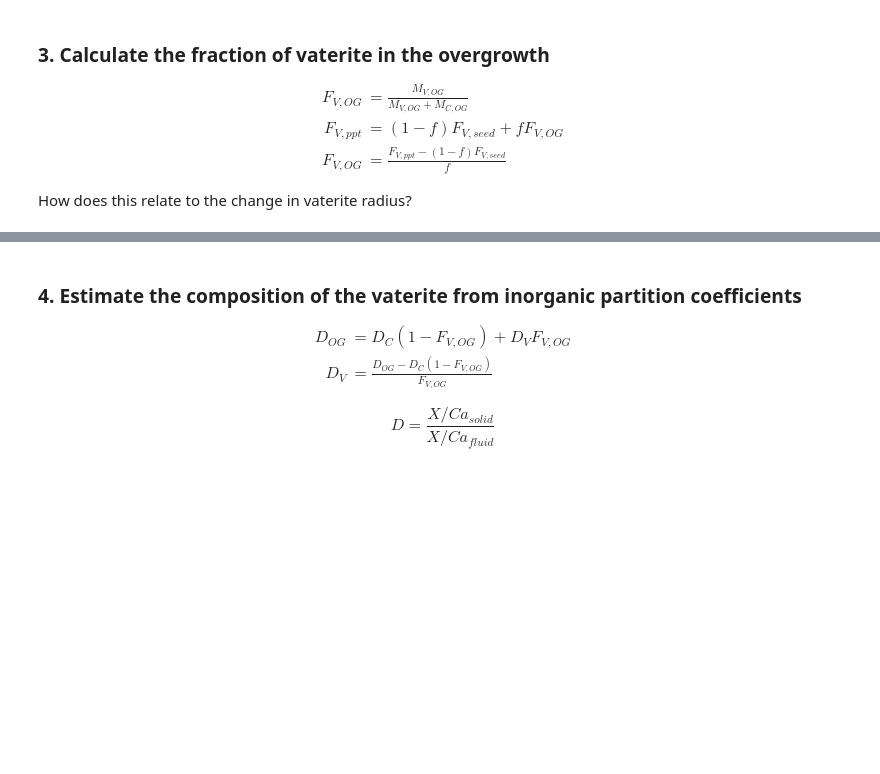
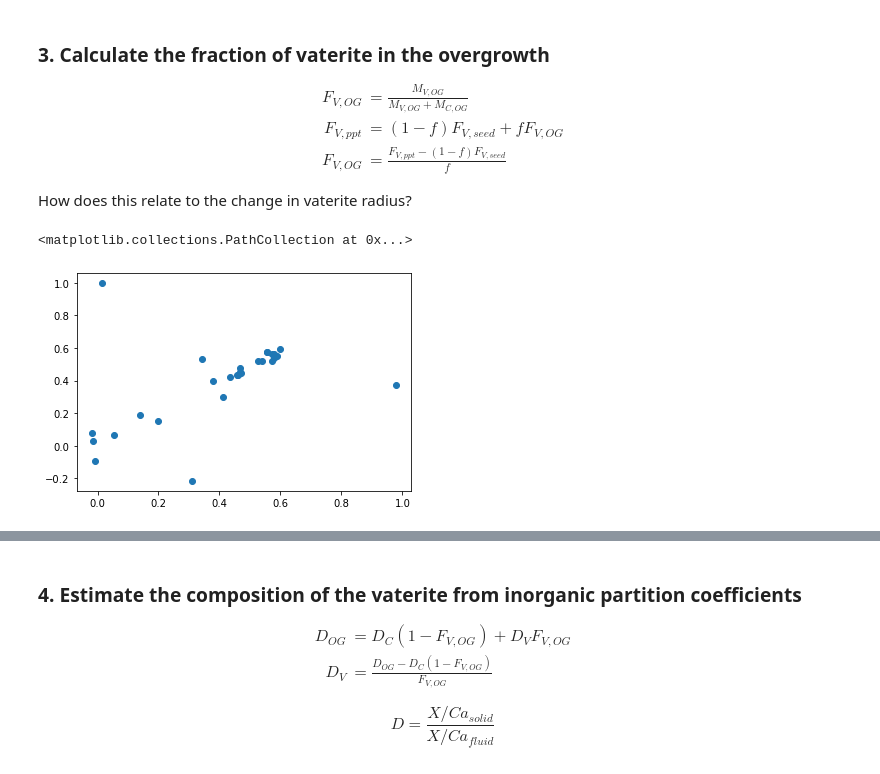
Before and after one commit to oscarbranson/supplementary, a Jupyter notebook: supplements/vaterite_geochem/01_data_compilation.ipynb, the cells around one changed output, grey strips where cells are left out. Saved outputs shown, nothing was run; the diff lists cells and outputs as text; code cells hidden in the pictures; blank space fills up the shorter version.

```diff
--- a/supplements/vaterite_geochem/01_data_compilation.ipynb
+++ b/supplements/vaterite_geochem/01_data_compilation.ipynb
@@ -164,0 +169,5 @@ dat[('overgrowth', 'F_V', 'calc', 'fractional_abundance')] = ((dat.precipitate.f
+# %%
+plt.scatter(noms(dat.overgrowth.F_V_percent), noms(dat.overgrowth.F_V))
+# %% [output]
+<matplotlib.collections.PathCollection at 0x...>
+[figure, added]
```
Also changed, not shown: parts of 5 cells of this notebook, 3 other files.
